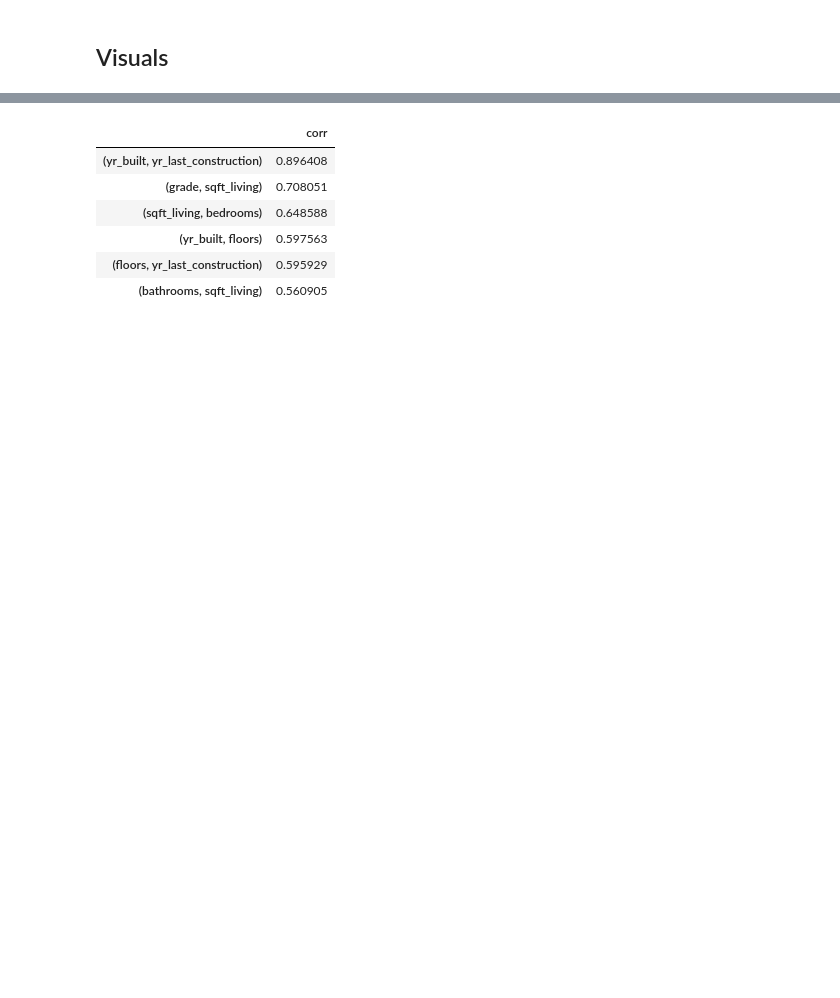
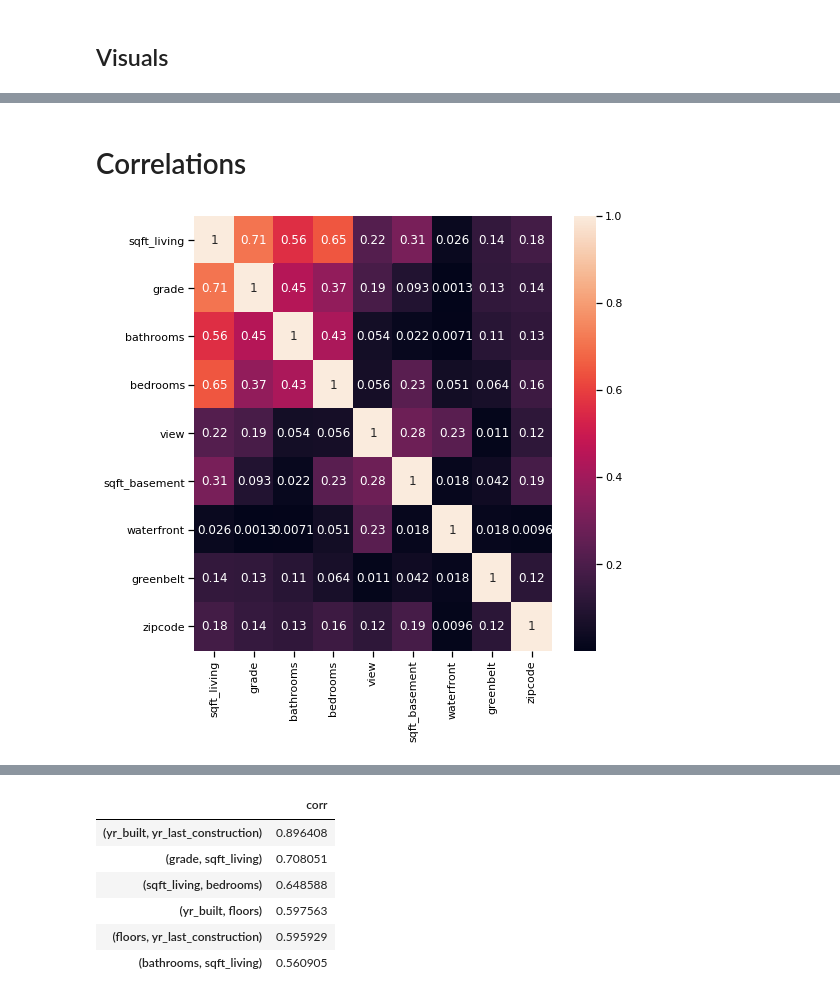
Before and after one commit to rlodetti/Housing_Project, a Jupyter notebook: EDA.ipynb, the cells around one changed output, grey strips where cells are left out. Cells and saved outputs as stored; diff of their text form; code cells hidden in the pictures; blank space fills up the shorter version.

```diff
--- a/EDA.ipynb
+++ b/EDA.ipynb
@@ -28,0 +76,12 @@ sns.pairplot(data=df[pair], kind='reg', plot_kws={'line_kws':{'color':'red'}, 's
+# %% [markdown]
+# Correlations
+# %%
+# Making a heatmap to visualize correlations between variables.
+def heat_viz(df):
+    heat = ['sqft_living','grade','bathrooms','bedrooms','view','sqft_basement','waterfront','greenbelt','zipcode']
+    fig, ax = plt.subplots(figsize=(8,8))
+    sns.heatmap(df[heat].corr().abs(), annot=True, ax=ax)
+    plt.show();
+heat_viz(df)
+# %% [output]
+[figure, added]
```
Also changed, not shown: parts of 12 cells of this notebook, 7 other files.
